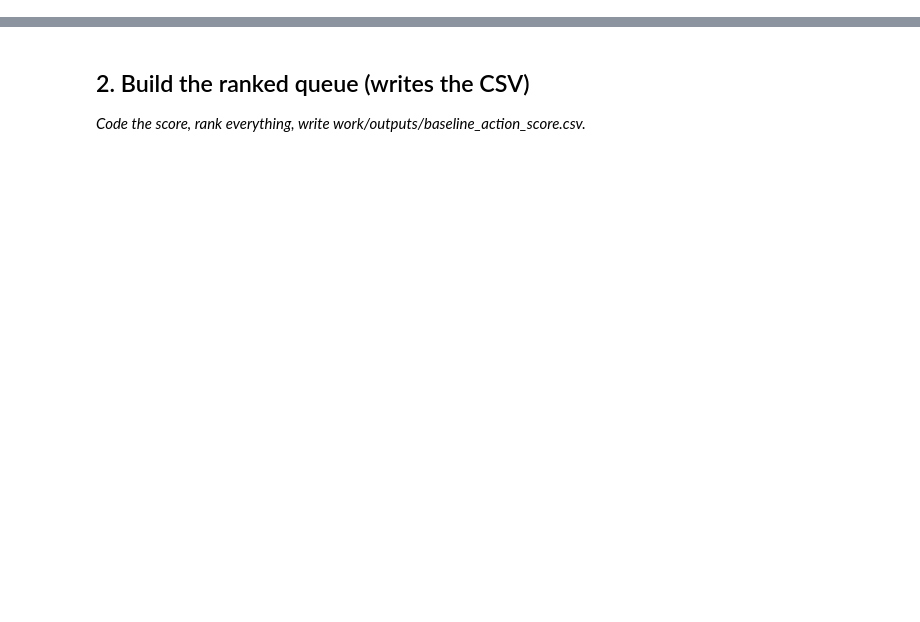
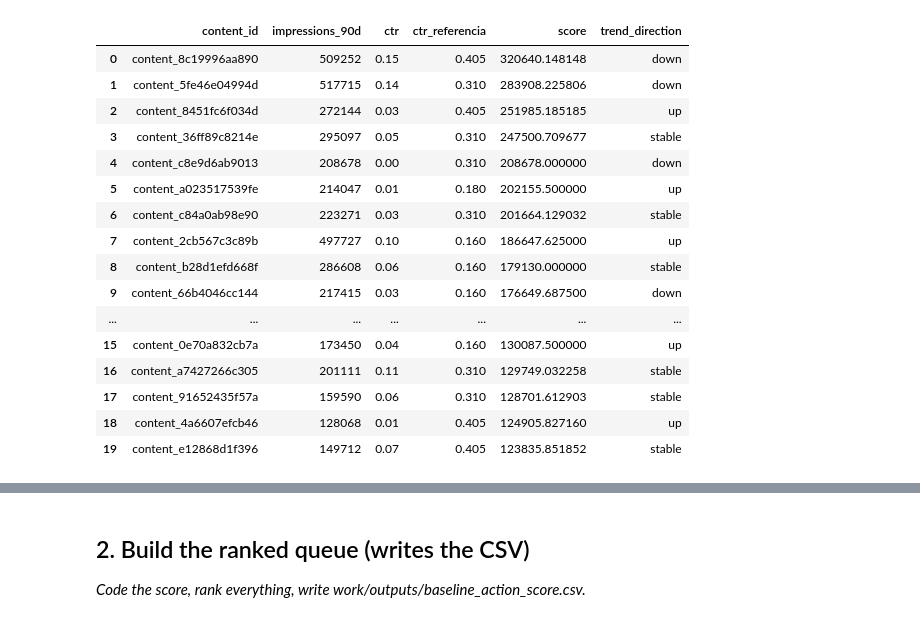
Before and after one commit to Maison-ux/flyrank-assignament1-internship, a Jupyter notebook: work/notebooks/w04_baseline_score.ipynb, the cells around one changed output, grey strips where cells are left out. Saved outputs shown, nothing was run; the diff lists cells and outputs as text; code cells hidden in the pictures; blank space fills up the shorter version.

Commit message:
Complete W04 baseline score analysis

```diff
--- a/work/notebooks/w04_baseline_score.ipynb
+++ b/work/notebooks/w04_baseline_score.ipynb
@@ -15,0 +284,19 @@ This skeleton is yours to fill. Work the sections **in order** — each one has
+# %%
+# ============================================================
+# ML-07 — CONFERÊNCIA DAS COLUNAS DA BASELINE
+# ============================================================
+
+termos = ["update", "impression", "position", "click"]
+
+colunas_encontradas = [
+    coluna for coluna in dados.columns
+    if any(termo in coluna.lower() for termo in termos)
+]
+
+print("COLUNAS DISPONÍVEIS PARA A BASELINE:\n")
+
+for coluna in colunas_encontradas:
+    print("-", coluna)
+
+print("\nAMOSTRA DOS DADOS:")
+display(dados[colunas_encontradas].head())
@@ -15,0 +585,49 @@ This skeleton is yours to fill. Work the sections **in order** — each one has
+# %%
+# ============================================================
+# AVALIAÇÃO DA BASELINE — PRECISION@20
+# ============================================================
+
+# Recuperar o rótulo de tendência dos conteúdos selecionados
+avaliacao = top_20.merge(
+    dados[["content_id", "trend_direction"]],
+    on="content_id",
+    how="left"
+)
+
+# Considerar "down" como resultado positivo
+avaliacao["resultado_real"] = (
+    avaliacao["trend_direction"] == "down"
+)
+
+# Contabilizar os resultados
+positivos = avaliacao["resultado_real"].sum()
+total = len(avaliacao)
+
+precision_20 = positivos / total if total > 0 else 0
+
+print("AVALIAÇÃO DA BASELINE")
+print("-----------------------------")
+print("Conteúdos avaliados:", total)
+print("Conteúdos em declínio:", positivos)
+print("Precision@20:", round(precision_20, 4))
+print("Precision@20 (%):", round(precision_20 * 100, 2), "%")
+
+print("\nDISTRIBUIÇÃO DAS TENDÊNCIAS NO TOP 20:")
+display(
+    avaliacao["trend_direction"].value_counts(dropna=False)
+)
+
+print("\nREVISÃO DOS 20 CONTEÚDOS:")
+display(
+    avaliacao[
+        [
+            "content_id",
+            "impressions_90d",
+            "ctr",
+            "ctr_referencia",
+            "score",
+            "trend_direction"
+        ]
+    ]
+)
+# %% [output]
@@ -15,0 +649,17 @@ This skeleton is yours to fill. Work the sections **in order** — each one has
+|  | content_id | impressions_90d | ctr | ctr_referencia | score | trend_direction |
+| 0 | content_8c19996aa890 | 509252 | 0.15 | 0.405 | 320640.148148 | down |
+| 1 | content_5fe46e04994d | 517715 | 0.14 | 0.310 | 283908.225806 | down |
+| 2 | content_8451fc6f034d | 272144 | 0.03 | 0.405 | 251985.185185 | up |
+| 3 | content_36ff89c8214e | 295097 | 0.05 | 0.310 | 247500.709677 | stable |
+| 4 | content_c8e9d6ab9013 | 208678 | 0.00 | 0.310 | 208678.000000 | down |
+| 5 | content_a023517539fe | 214047 | 0.01 | 0.180 | 202155.500000 | up |
+| 6 | content_c84a0ab98e90 | 223271 | 0.03 | 0.310 | 201664.129032 | stable |
+| 7 | content_2cb567c3c89b | 497727 | 0.10 | 0.160 | 186647.625000 | up |
+| 8 | content_b28d1efd668f | 286608 | 0.06 | 0.160 | 179130.000000 | stable |
+| 9 | content_66b4046cc144 | 217415 | 0.03 | 0.160 | 176649.687500 | down |
+| ... | ... | ... | ... | ... | ... | ... |
+| 15 | content_0e70a832cb7a | 173450 | 0.04 | 0.160 | 130087.500000 | up |
+| 16 | content_a7427266c305 | 201111 | 0.11 | 0.310 | 129749.032258 | stable |
+| 17 | content_91652435f57a | 159590 | 0.06 | 0.310 | 128701.612903 | stable |
+| 18 | content_4a6607efcb46 | 128068 | 0.01 | 0.405 | 124905.827160 | up |
+| 19 | content_e12868d1f396 | 149712 | 0.07 | 0.405 | 123835.851852 | stable |
```
Also changed, not shown: parts of 31 cells of this notebook.
